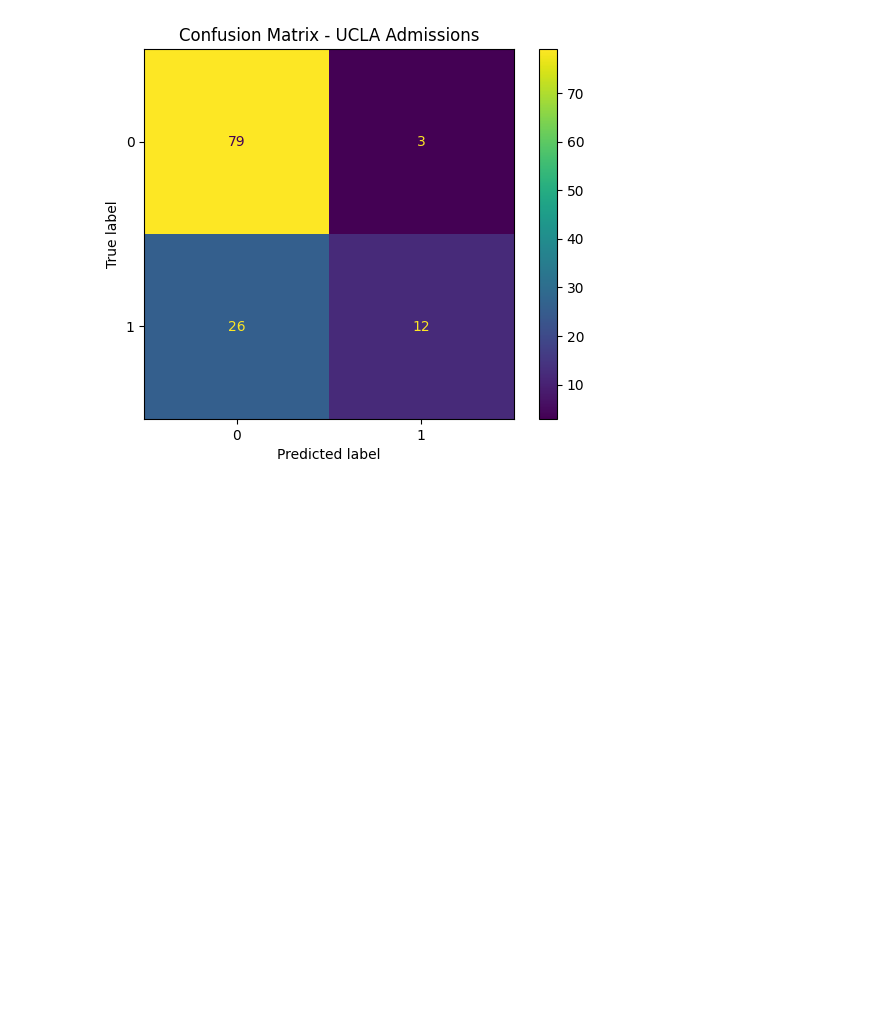
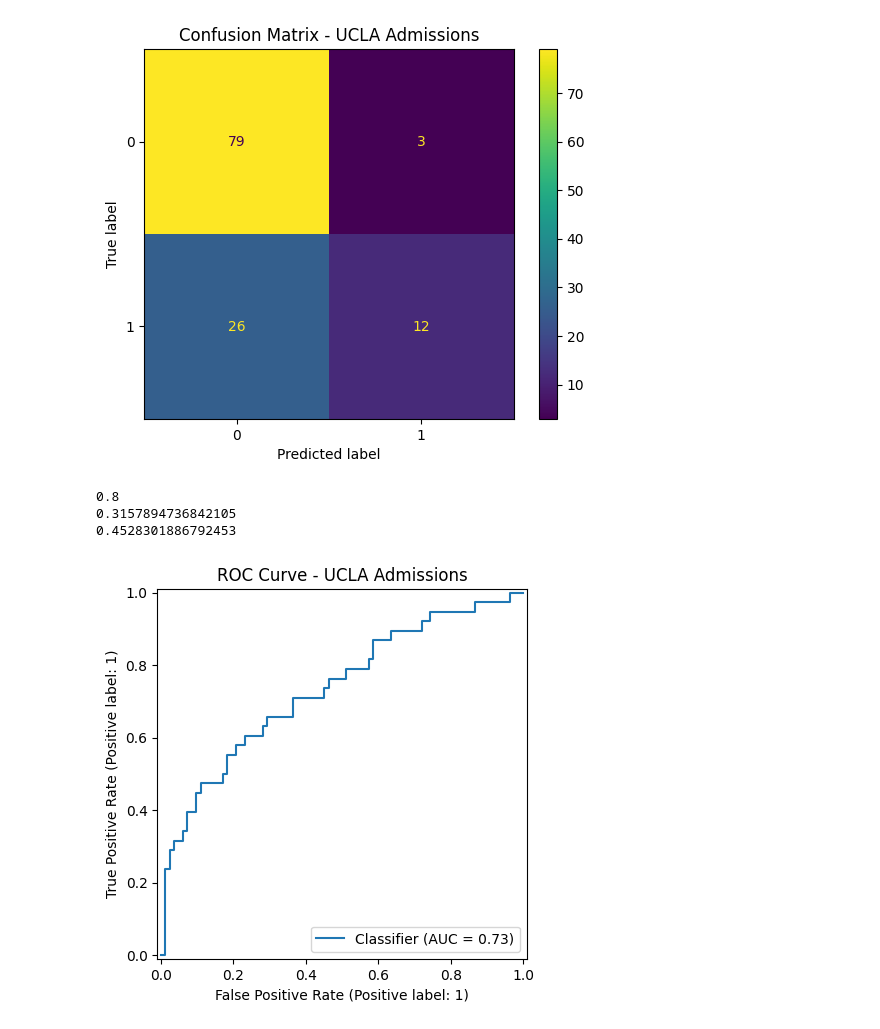
Before and after one commit to Mujeebhussain153/ML-with-Scikit-Learn, a Jupyter notebook: Supervised Learning/LogisticRegression.ipynb, the cells around one changed output. Saved outputs shown, nothing was run; the diff lists cells and outputs as text; code cells hidden in the pictures; blank space fills up the shorter version.

```diff
--- a/Supervised Learning/LogisticRegression.ipynb
+++ b/Supervised Learning/LogisticRegression.ipynb
@@ -33,7 +33,7 @@ model.fit(X_train, y_train)
 LogisticRegression()
 # %%
 y_pred = model.predict(X_test)
-model.predict_proba(X_test)[:, 1]
+y_prob = model.predict_proba(X_test)[:, 1]
 acc = metrics.accuracy_score(y_test, y_pred)
 print(f"Accuracy: {acc}")
 # %% [output]
@@ -46,3 +46,21 @@ plt.title("Confusion Matrix - UCLA Admissions")
 plt.show()
 # %% [output]
 [figure]
+# %%
+prec = metrics.precision_score(y_test, y_pred)
+rec = metrics.recall_score(y_test, y_pred)
+f1_score = metrics.f1_score(y_test, y_pred)
+
+print(prec)
+print(rec)
+print(f1_score)
+# %% [output]
+0.8
+0.3157894736842105
+0.4528301886792453
+# %%
+roc = metrics.RocCurveDisplay.from_predictions(y_test, y_prob)
+plt.title("ROC Curve - UCLA Admissions")
+plt.show()
+# %% [output]
+[figure, added]
```
Also changed, not shown: 3 other files.
